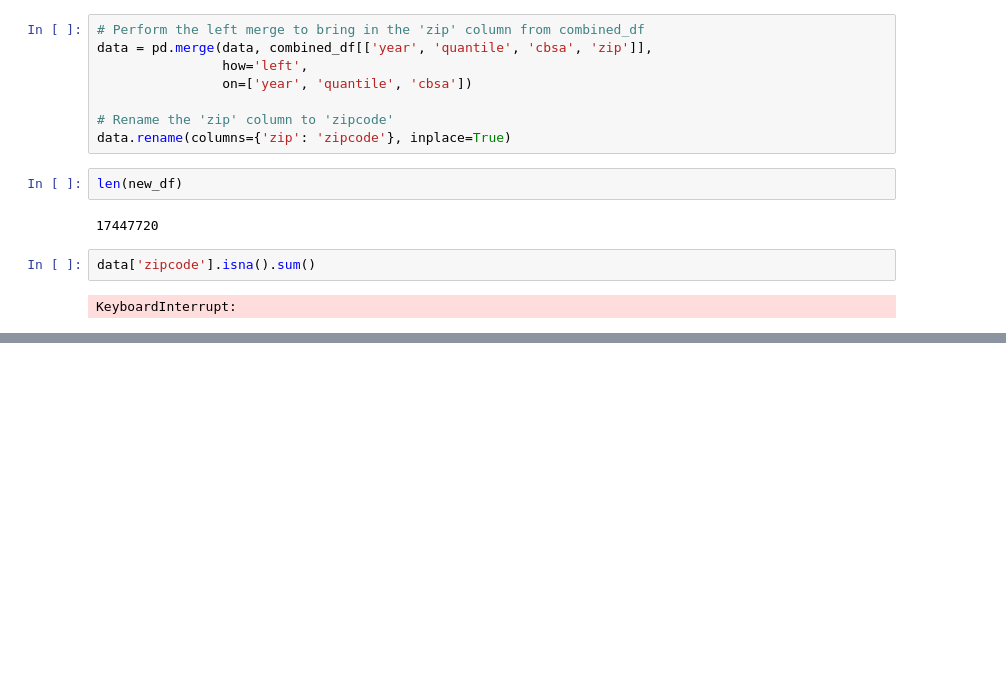
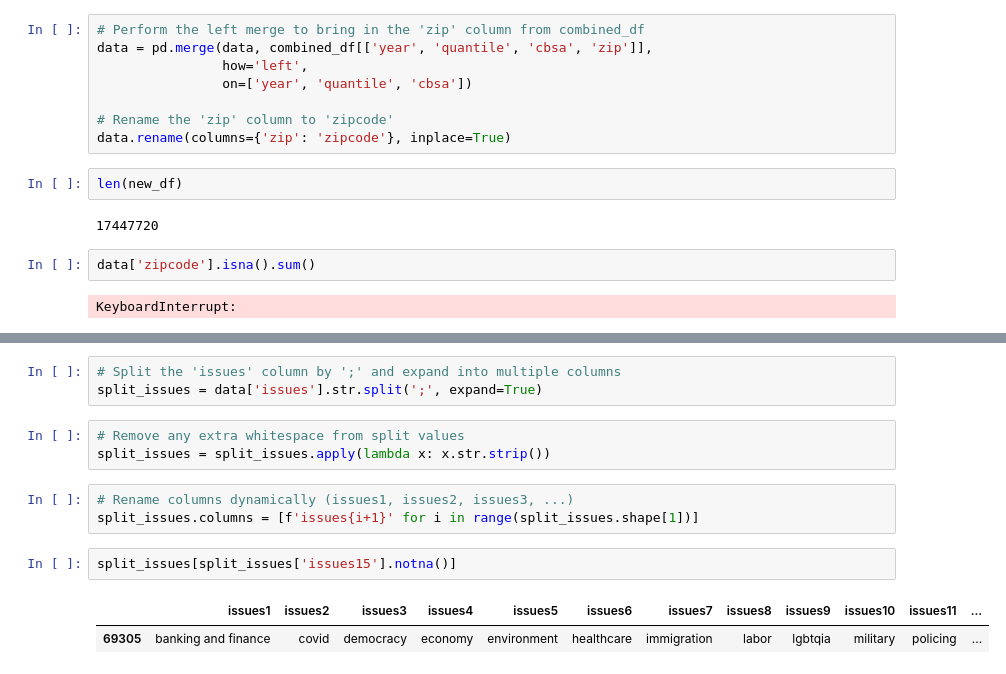
Before and after one commit to katieminjoo/Data_Engineering, a Jupyter notebook: First_task.ipynb, the cells around one changed output, grey strips where cells are left out. Drawn from its saved outputs; the diff is of its cells as text; blank space fills up the shorter version.

```diff
--- a/First_task.ipynb
+++ b/First_task.ipynb
@@ -153,0 +191,14 @@ KeyboardInterrupt:
+# %%
+# Split the 'issues' column by ';' and expand into multiple columns
+split_issues = data['issues'].str.split(';', expand=True)
+# %%
+# Remove any extra whitespace from split values
+split_issues = split_issues.apply(lambda x: x.str.strip())
+# %%
+# Rename columns dynamically (issues1, issues2, issues3, ...)
+split_issues.columns = [f'issues{i+1}' for i in range(split_issues.shape[1])]
+# %%
+split_issues[split_issues['issues15'].notna()]
+# %% [output]
+|  | issues1 | issues2 | issues3 | issues4 | issues5 | issues6 | issues7 | issues8 | issues9 | issues10 | issues11 | ... |
+| 69305 | banking and finance | covid | democracy | economy | environment | healthcare | immigration | labor | lgbtqia | military | policing | ... |
```
Also changed, not shown: parts of 11 cells of this notebook, 2 other files.
